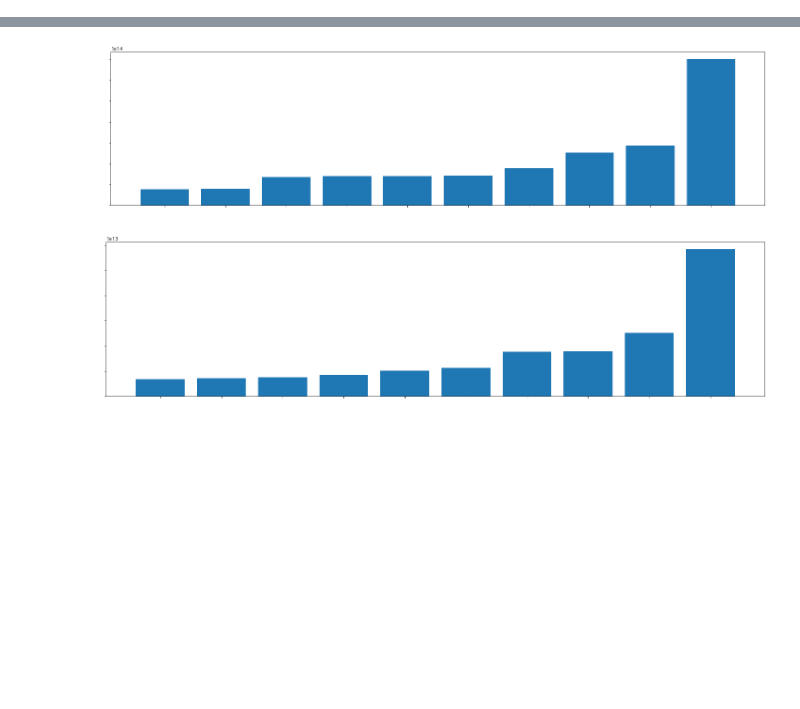
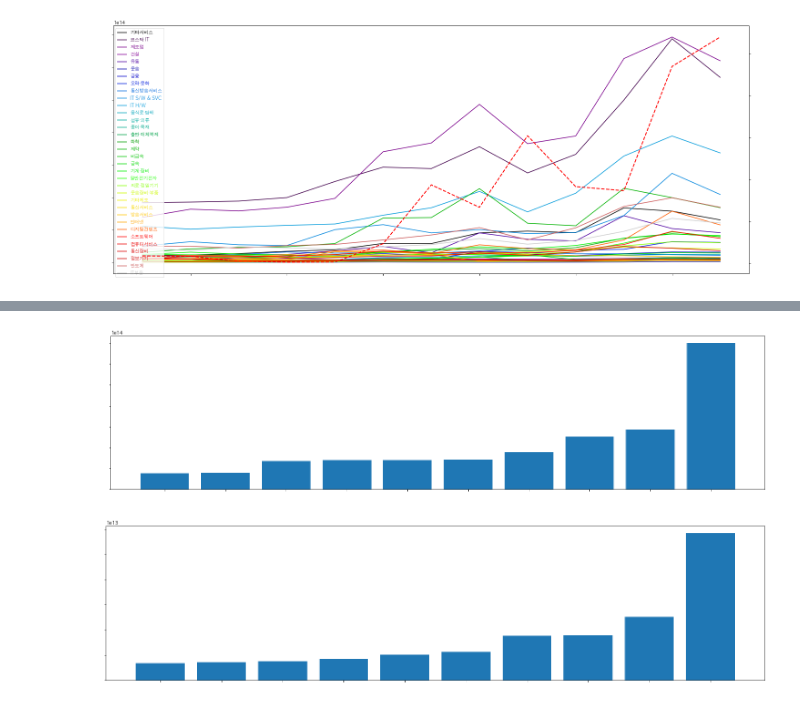
Before and after one commit to limetree06/dataScience, a Jupyter notebook: week3/stockMarket_analytics.ipynb, the cells around one changed output, grey strips where cells are left out. Drawn from its saved outputs; the diff is of its cells as text; code cells hidden in the pictures; blank space fills up the shorter version.

```diff
--- a/week3/stockMarket_analytics.ipynb
+++ b/week3/stockMarket_analytics.ipynb
@@ -10,0 +74,32 @@ import matplotlib.pyplot as plt
+# %%
+KOSDAQ_tickers = ['2012', '2015', '2024', '2026', '2027', '2029', '2031', '2037', '2041', '2042', '2043', '2056', '2058', '2062', '2063', '2065', '2066', '2067', '2068', '2070', '2072', '2074', '2075', '2077', '2151', '2152', '2153', '2154', '2155', '2156', '2157', '2158', '2159', '2160']
+ticker_list = KOSDAQ_tickers
+
+colormap = plt.cm.nipy_spectral
+colors = [colormap(i) for i in np.linspace(0, 1, len(ticker_list))]
+
+fig, ax1 = plt.subplots()
+KOSDAQ_list = pd.DataFrame()
+
+for index, ticker in enumerate(ticker_list):
+    df = stock.get_index_ohlcv("20100101", "20220228", ticker, 'y')
+    df = df[['상장시가총액']]
+    df[df.columns.name] = df[['상장시가총액']]
+    df = df.drop('상장시가총액', axis=1)
+    plt.rcParams["figure.figsize"] = (25,10)
+    plt.xticks(color='w')
+    plt.yticks(color='w')
+    ax1.plot(df.index, df[[df.columns.name]], label = df.columns.name, color = colors[index])
+    KOSDAQ_list = pd.concat([KOSDAQ_list, df], axis = 1)
+ax1.legend(labelcolor='linecolor', loc='upper left')
+
+df = stock.get_index_ohlcv("20100101", "20220228", '2001', 'y')
+ax2 = ax1.twinx()
+ax2.plot(df.index, df[['시가']], color = 'red',linewidth = 2.0, linestyle = "--")
+
+plt.rcParams['font.family'] = 'AppleGothic'
+plt.xticks(color='w')
+plt.yticks(color='w')
+plt.show()
+# %% [output]
+[figure, added]
```
Also changed, not shown: parts of 10 cells of this notebook, 1 other file.
